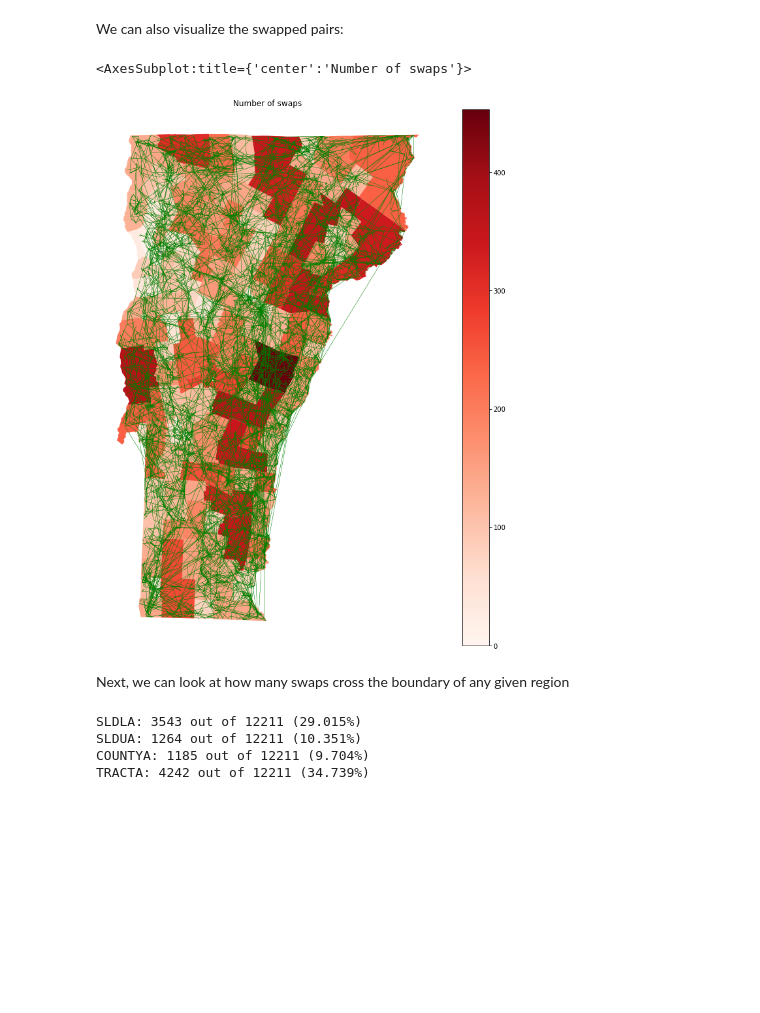
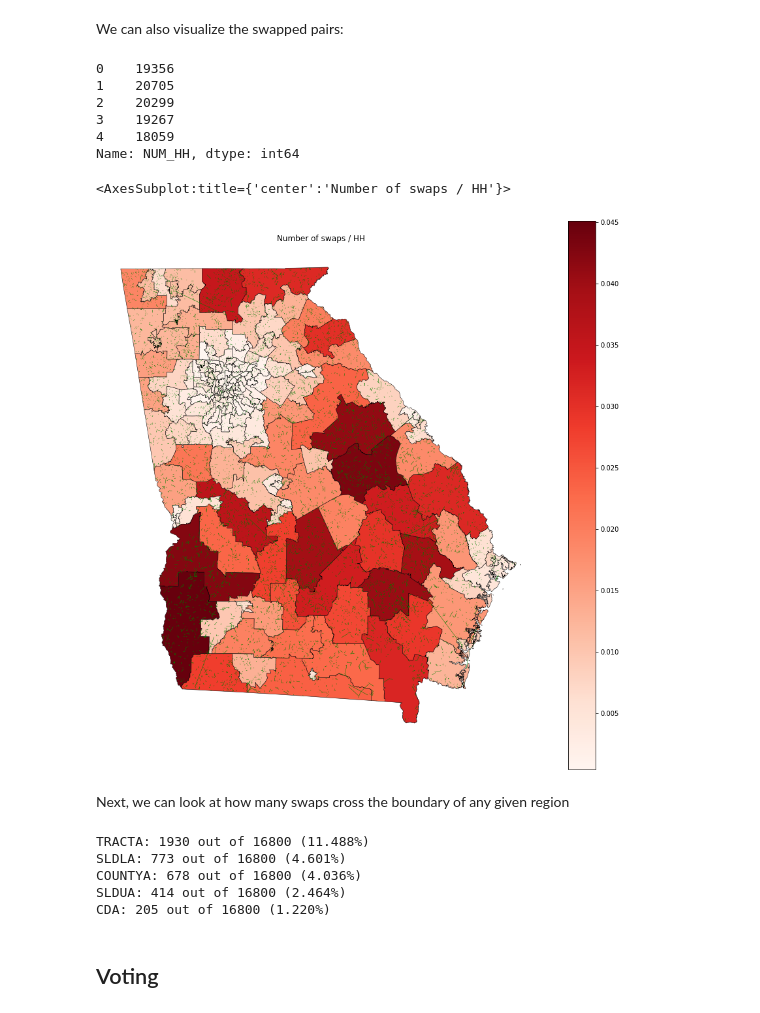
Before and after one commit to mraghavan/synthetic-census, a Jupyter notebook: code/Swapping analysis.ipynb, the cells around one changed output. Cells and saved outputs as stored; diff of their text form; code cells hidden in the pictures; blank space fills up the shorter version.

```diff
--- a/code/Swapping analysis.ipynb
+++ b/code/Swapping analysis.ipynb
@@ -170,7 +183,8 @@ def get_geo_at_area(area):
             'UP_LEG': 'SLDUA',
             'LOW_LEG': 'SLDLA',
             'COUNTY': 'COUNTYFP10',
-            'TRACT': ['COUNTYFP10', 'TRACTCE10']}
+            'TRACT': ['COUNTYFP10', 'TRACTCE10'],
+            'CONG': ['CD111FP']}
     if cols[area]:
         df = get_aggregated_df(orig_df, cols[area])
     else:
@@ -203,5 +235,5 @@ def add_geo(df, map_df):
 # %%
-plot_level = 'UP_LEG'
+plot_level = 'LOW_LEG'
 df = get_geo_at_area(plot_level)
 print(len(df), 'regions at level', plot_level)
 df.head()
@@ -227,8 +259,9 @@ def plot_column(df, col, title=''):
             column=col,
             cmap='Reds',
             legend=True,
+            edgecolor='black',
+            linewidth=.5,
             missing_kwds={'color': 'grey'})
-    #maps['UP_LEG'].plot(ax=ax, facecolor='none', edgecolor='black', linewidth=.2)
     plt.axis('off')
     plt.title(title)
     plt.tight_layout()
@@ -436,7 +474,7 @@ only_swaps.head()
 # %%
 def add_geos_from_blockid(df):
     block_df = block_df = pd.read_csv(get_block_file())
-    block_df = block_df[['GISJOIN', 'COUNTYA', 'TRACTA', 'BLOCKA', 'SLDUA', 'SLDLA']]
+    block_df = block_df[['GISJOIN', 'COUNTYA', 'TRACTA', 'BLOCKA', 'SLDUA', 'SLDLA', 'CDA']]
     with_dest = df.merge(block_df,
                            how='inner',
                            on=['COUNTYA', 'TRACTA', 'BLOCKA'],
@@ -510,11 +548,21 @@ array([[<AxesSubplot:title={'center':'distance'}>]], dtype=object)
 # %% [markdown]
 We can also visualize the swapped pairs:
+# %%
+df['NUM_HH'].head()
+# %% [output]
+0    19356
+1    20705
+2    20299
+3    19267
+4    18059
+Name: NUM_HH, dtype: int64
 # %%
-ax = plot_column(df, 'swapped', 'Number of swaps')
+df['swapped_norm'] = df['swapped'] / df['NUM_HH']
+ax = plot_column(df, 'swapped_norm', 'Number of swaps / HH')
 swap_lines.plot(ax=ax, color='green', linewidth=.3)
 # %% [output]
-<AxesSubplot:title={'center':'Number of swaps'}>
+<AxesSubplot:title={'center':'Number of swaps / HH'}>
-[figure, old version]
+[figure, new version]
 # %% [markdown]
 Next, we can look at how many swaps cross the boundary of any given region
 # %%
@@ -526,12 +574,13 @@ def boundary_crossing(df, col):
     tot = len(df)/2
     print('%s: %d out of %d (%.3f%%)' % (col, num, tot, num/tot*100))
 # %%
-boundary_crossing(swap_loc_df, 'SLDLA')
-boundary_crossing(swap_loc_df, 'SLDUA')
-boundary_crossing(swap_loc_df, 'COUNTYA')
-boundary_crossing(swap_loc_df, 'TRACTA')
+for level in levels:
+    boundary_crossing(swap_loc_df, level)
 # %% [output]
-SLDLA: 3543 out of 12211 (29.015%)
-SLDUA: 1264 out of 12211 (10.351%)
-COUNTYA: 1185 out of 12211 (9.704%)
-TRACTA: 4242 out of 12211 (34.739%)
+TRACTA: 1930 out of 16800 (11.488%)
+SLDLA: 773 out of 16800 (4.601%)
+COUNTYA: 678 out of 16800 (4.036%)
+SLDUA: 414 out of 16800 (2.464%)
+CDA: 205 out of 16800 (1.220%)
+# %% [markdown]
+## Voting
```
Also changed, not shown: parts of 33 cells of this notebook, 1 other file.
